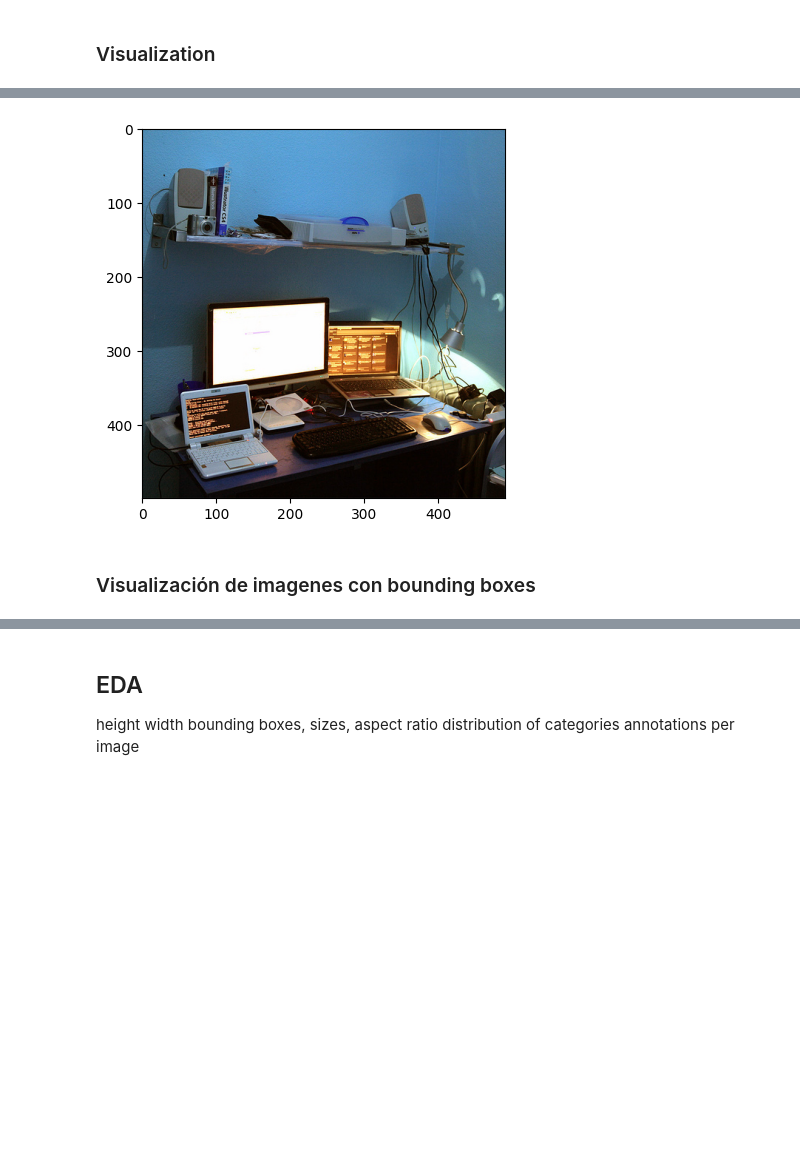
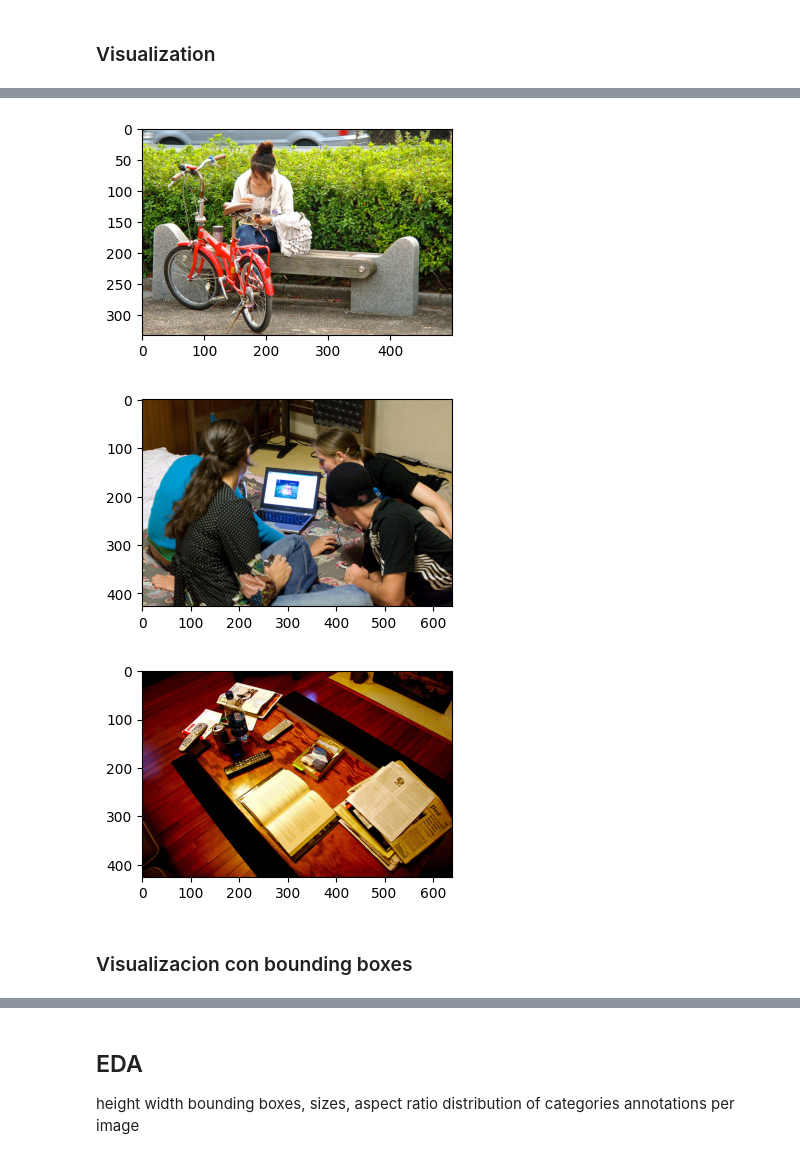
Before and after one commit to marianataglio/coco_object_detection, a Jupyter notebook: 02 - eda.ipynb, the cells around one changed output, grey strips where cells are left out. Drawn from its saved outputs; the diff is of its cells as text; code cells hidden in the pictures; blank space fills up the shorter version.

Commit message:
visualization with bbox

```diff
--- a/02 - eda.ipynb
+++ b/02 - eda.ipynb
@@ -79,10 +102,15 @@ images_path = "./filtered_images/images/"
 # %%
 def show_any_image():
     img = cv.imread(images_path + random.choice(os.listdir(images_path)))
+    img = cv.cvtColor(img, cv.COLOR_BGR2RGB)
     plt.imshow(img)
 # %%
-show_any_image()
+for i in range(3):
+    plt.figure(figsize=(4,4))
+    show_any_image()
 # %% [output]
-[figure, old version]
+[figure, new version]
+[figure, added]
+[figure, added]
-# %% [markdown]
-### Visualización de imagenes con bounding boxes
+# %% [markdown]
+### Visualizacion con bounding boxes
```
Also changed, not shown: parts of 4 cells of this notebook.
